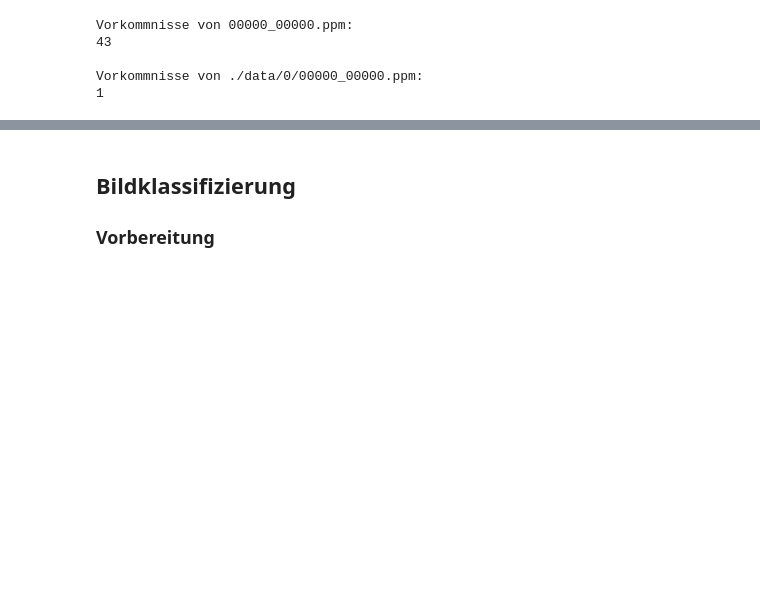
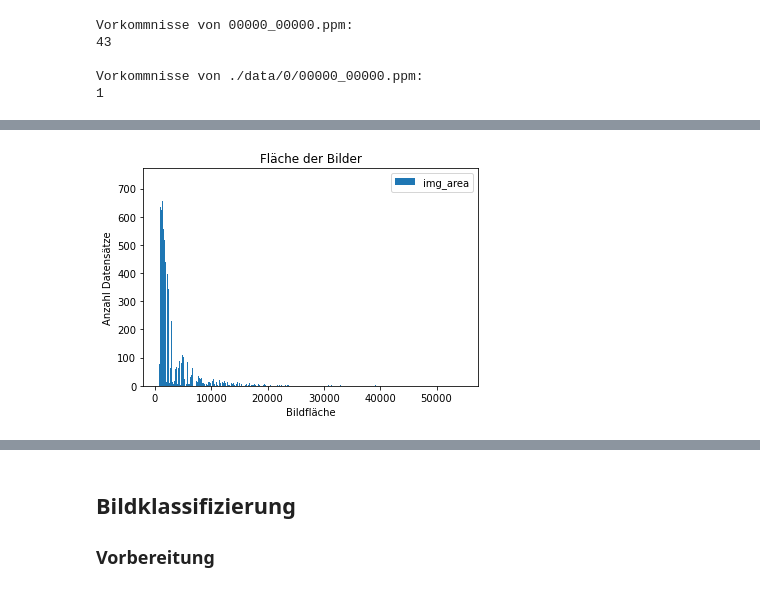
Before and after one commit to Na1k/ML-Lab_project, a Jupyter notebook: Sign-Classification.ipynb, the cells around one changed output, grey strips where cells are left out. Saved outputs shown, nothing was run; the diff lists cells and outputs as text; code cells hidden in the pictures; blank space fills up the shorter version.

```diff
--- a/Sign-Classification.ipynb
+++ b/Sign-Classification.ipynb
@@ -167,0 +243,9 @@ Vorkommnisse von ./data/0/00000_00000.ppm:
+# %%
+df["img_area"] = df["Width"]*df["Height"]
+df.plot(y="img_area", kind="hist", bins=len(set(df["img_area"])))
+plt.title("Fläche der Bilder")
+plt.ylabel("Anzahl Datensätze")
+plt.xlabel("Bildfläche")
+plt.show()
+# %% [output]
+[figure, added]
```
Also changed, not shown: parts of 31 cells of this notebook, 2 other files.
